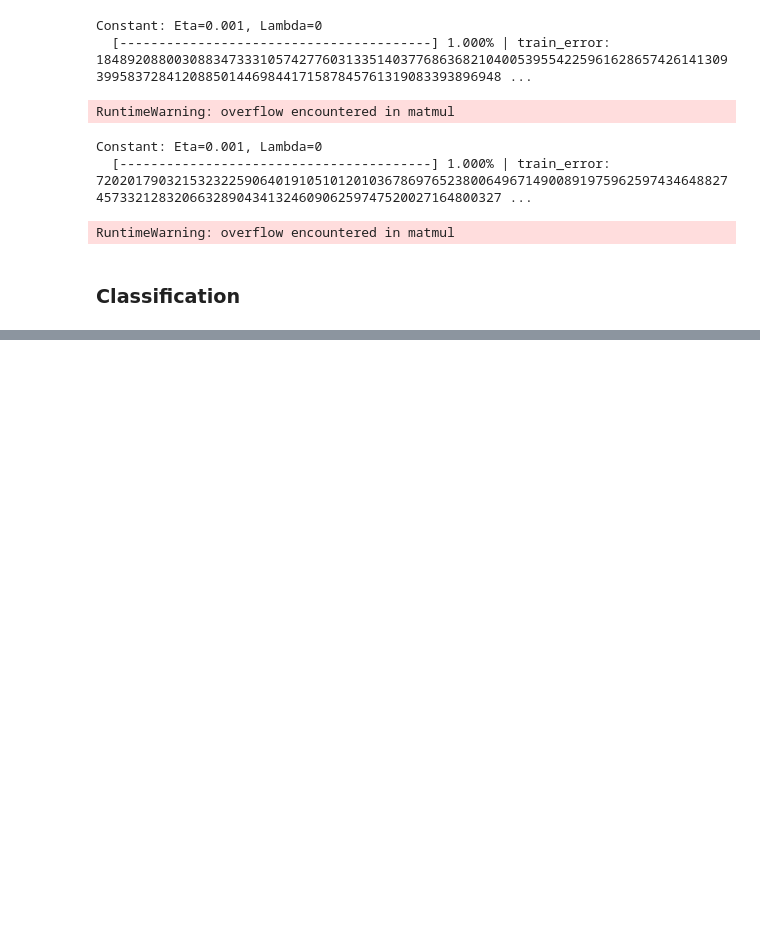
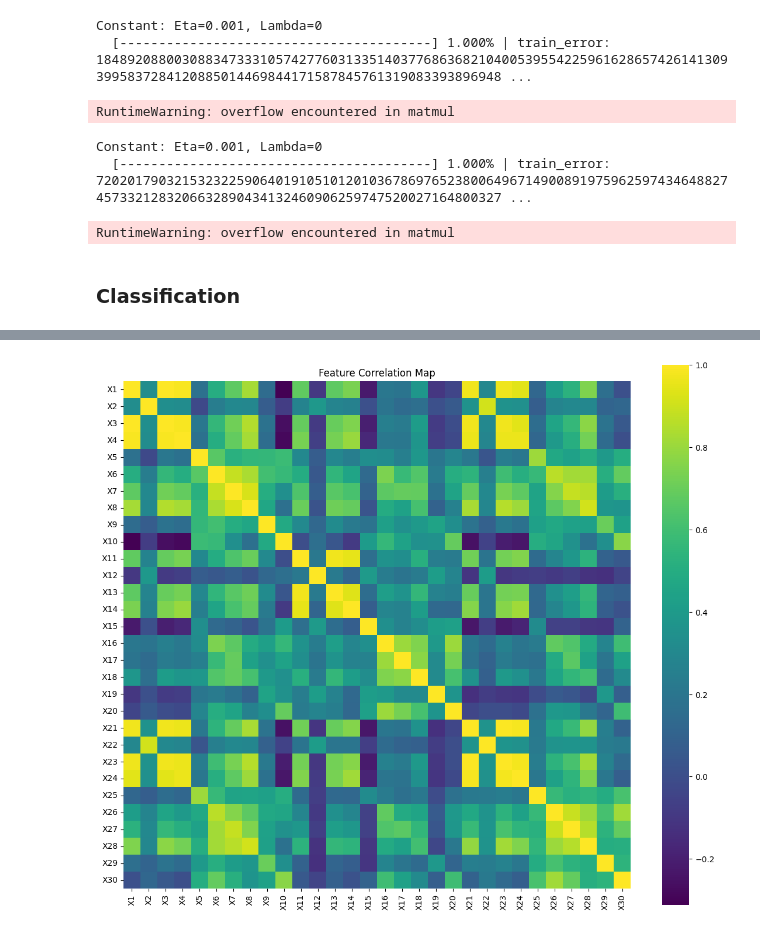
Before and after one commit to Elisaottoboni/Machine-Learning-University-of-Oslo, a Jupyter notebook: Project2/partB.ipynb, the cells around one changed output, grey strips where cells are left out. Drawn from its saved outputs; the diff is of its cells as text; code cells hidden in the pictures; blank space fills up the shorter version.

```diff
--- a/Project2/partB.ipynb
+++ b/Project2/partB.ipynb
@@ -555,16 +568,23 @@ Adam: Eta=0.001, Lambda=0
 # %%
+# %matplotlib inline
+
 import seaborn as sns
 import matplotlib.pyplot as plt
 import pandas as pd
 import numpy as np
 
-# Convert data to DataFrame for correlation calculation
+import warnings
+warnings.filterwarnings("ignore", category=DeprecationWarning)
+
 df = pd.DataFrame(X, columns=wisconsin.feature_names)
+df.columns = [f"X{i+1}" for i in range(df.shape[1])]
+
 correlation_matrix = df.corr()
 
-# Plot the correlation heatmap
 plt.figure(figsize=(14, 12))
-sns.heatmap(correlation_matrix, annot=True, fmt=".2f", cmap="coolwarm", square=True)
+sns.heatmap(correlation_matrix, annot=False, cmap="viridis", square=True)
 plt.title("Feature Correlation Map")
+plt.xticks(rotation=90)
+plt.yticks(rotation=0)
 plt.show()
 # %% [output]
@@ -572,3 +591,4 @@ DeprecationWarning: backend2gui is deprecated since IPython 8.24, backends are m
+[figure, added]
 # %%
 from sklearn.metrics import confusion_matrix, ConfusionMatrixDisplay
 from sklearn.metrics import accuracy_score
```
Also changed, not shown: parts of 5 cells of this notebook.
